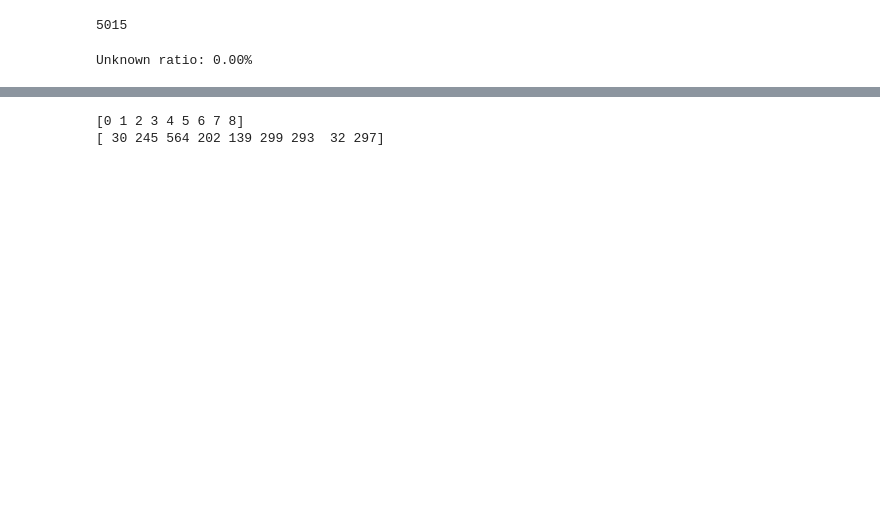
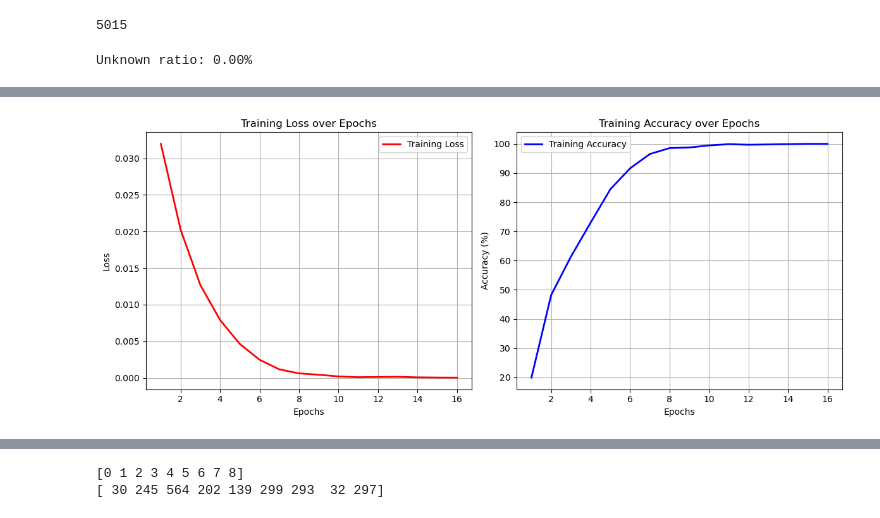
Before and after one commit to MightyMaya/Cellula_1week_MayaAhmed, a Jupyter notebook: LSTM/lstm.ipynb, the cells around one changed output, grey strips where cells are left out. Drawn from its saved outputs; the diff is of its cells as text; code cells hidden in the pictures; blank space fills up the shorter version.

```diff
--- a/LSTM/lstm.ipynb
+++ b/LSTM/lstm.ipynb
@@ -395,3 +407,33 @@ Epoch 20: Loss = 0.0035
+# %%
+import matplotlib.pyplot as plt
+
+
+#Plot the Training History
+epochs_range = range(1, EPOCHS + 1)
+
+plt.figure(figsize=(12, 5))
+
+# Plot Loss Curve
+plt.subplot(1, 2, 1)
+plt.plot(epochs_range, train_losses, 'r-', label='Training Loss', linewidth=2)
+plt.title('Training Loss over Epochs')
+plt.xlabel('Epochs')
+plt.ylabel('Loss')
+plt.legend()
+plt.grid(True)
+
+# Plot Accuracy Curve
+plt.subplot(1, 2, 2)
+plt.plot(epochs_range, train_accuracies, 'b-', label='Training Accuracy', linewidth=2)
+plt.title('Training Accuracy over Epochs')
+plt.xlabel('Epochs')
+plt.ylabel('Accuracy (%)')
+plt.legend()
+plt.grid(True)
+plt.tight_layout()
+plt.show()
+# %% [output]
+[figure, added]
 # %%
 model.eval()
 
```
Also changed, not shown: parts of 12 cells of this notebook, 1 other file.
